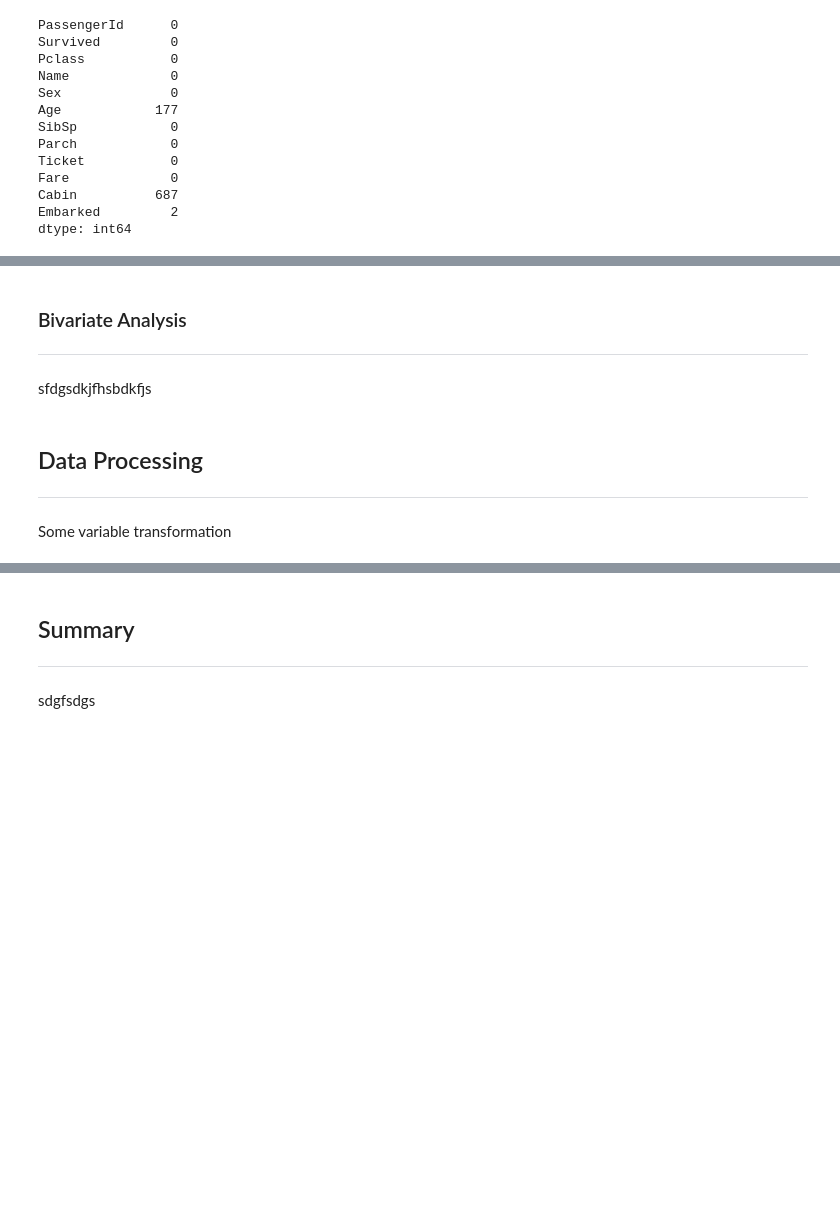
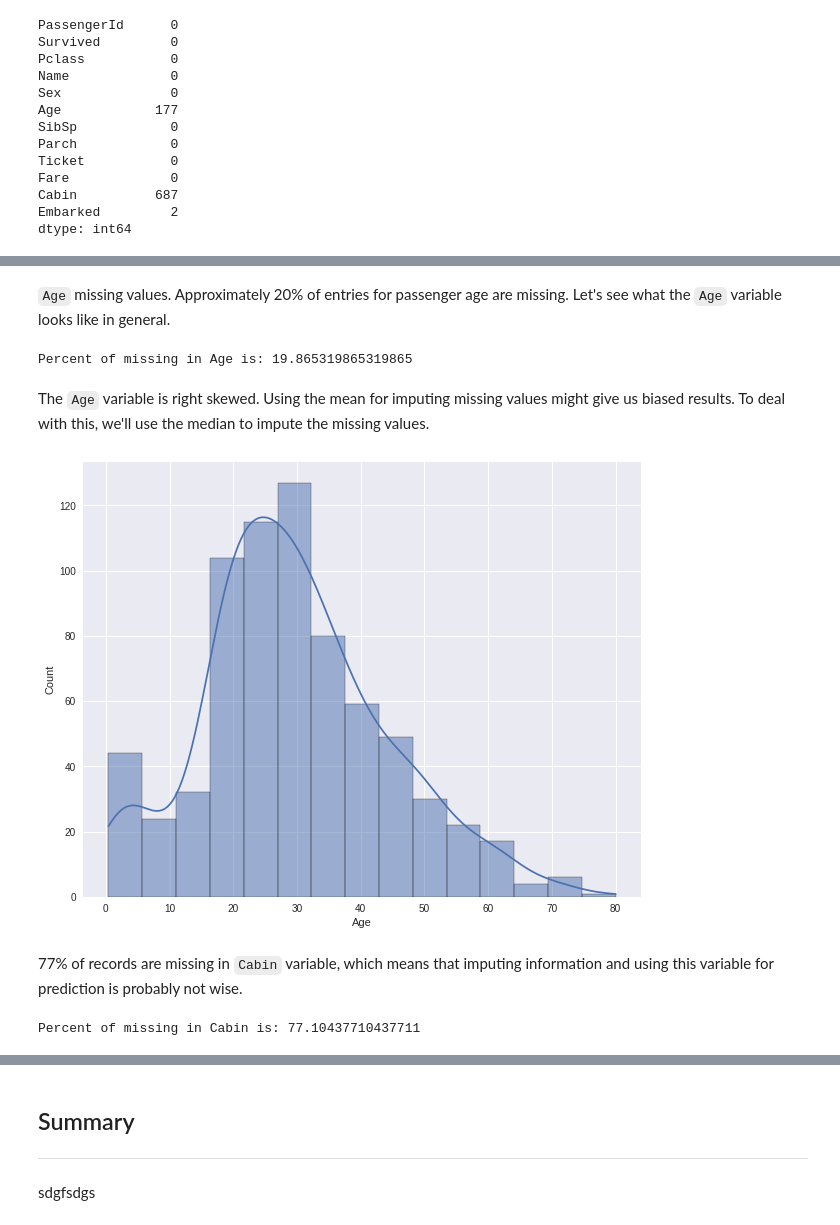
Before and after one commit to Okroshiashvili/Data_Analysis_Python, a Jupyter notebook: Lecture 10/Classification.ipynb, the cells around one changed output, grey strips where cells are left out. Drawn from its saved outputs; the diff is of its cells as text; code cells hidden in the pictures; blank space fills up the shorter version.

```diff
--- a/Lecture 10/Classification.ipynb
+++ b/Lecture 10/Classification.ipynb
@@ -301,13 +271,20 @@ As before, here we investigate each variable one by one to see if there exist so
-# %% [markdown]
-### Bivariate Analysis
-
----
-
-sfdgsdkjfhsbdkfjs
-# %% [markdown]
-## Data Processing
-
-
----
-
-Some variable transformation
+# %% [markdown]
+`Age` missing values. Approximately 20% of entries for passenger age are missing. Let's see what the `Age` variable looks like in general.
+# %%
+print(f"Percent of missing in Age is: {(df['Age'].isnull().sum() / df.shape[0]) * 100}")
+# %% [output]
+Percent of missing in Age is: 19.865319865319865
+# %% [markdown]
+The `Age` variable is right skewed. Using the mean for imputing missing values might give us biased results. To deal with this, we'll use the median to impute the missing values.
+# %%
+plt.figure(figsize=(10, 8))
+
+sns.histplot(data=df, x="Age", bins=15, kde=True);
+# %% [output]
+[figure, added]
+# %% [markdown]
+77% of records are missing in  `Cabin` variable, which means that imputing information and using this variable for prediction is probably not wise.
+# %%
+print(f"Percent of missing in Cabin is: {(df['Cabin'].isnull().sum() / df.shape[0]) * 100}")
+# %% [output]
+Percent of missing in Cabin is: 77.10437710437711
```
Also changed, not shown: parts of 93 cells of this notebook.
